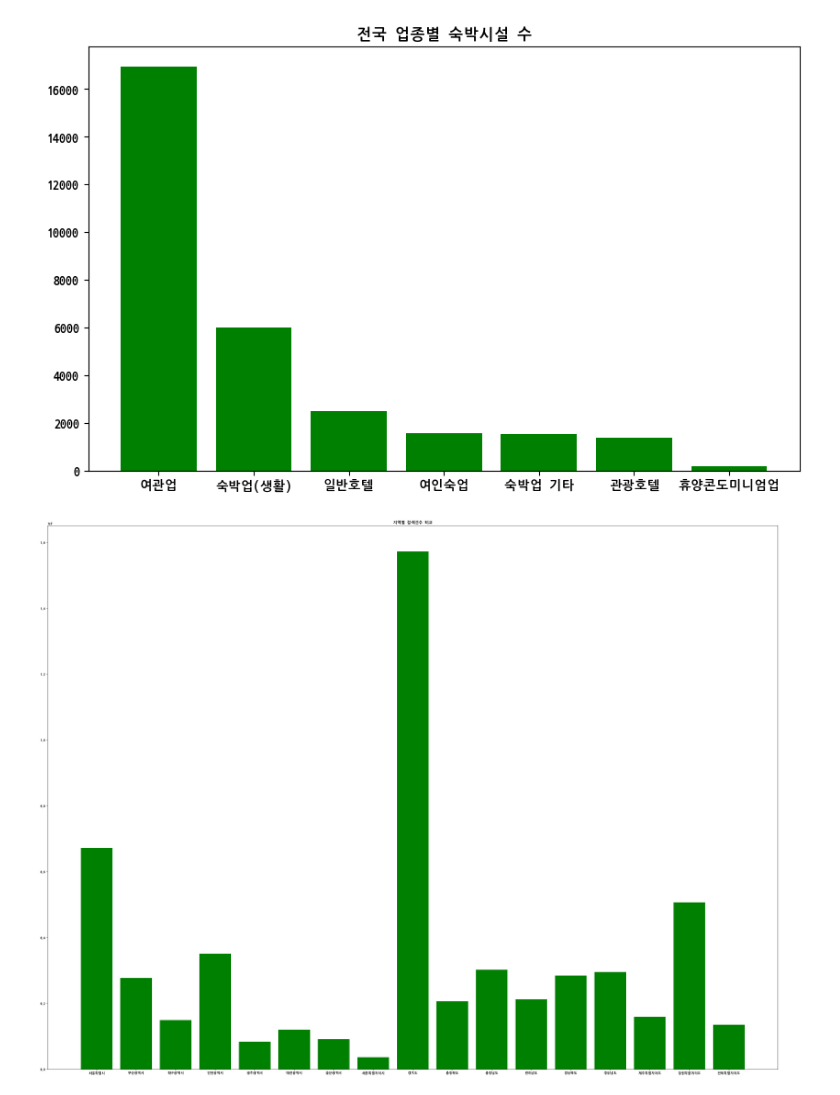
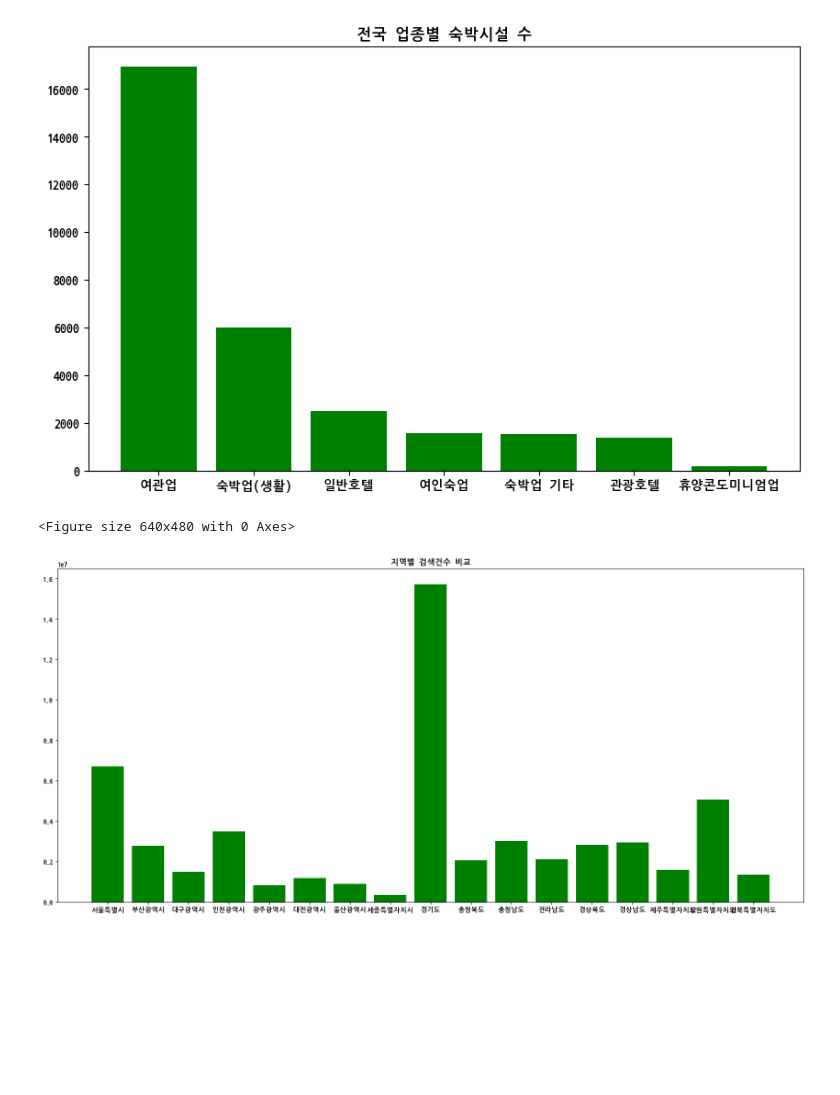
Before and after one commit to kKn00077/techit-travel-data-analysis, a Jupyter notebook: Domestic.ipynb, the cells around one changed output. Cells and saved outputs as stored; diff of their text form; code cells hidden in the pictures; blank space fills up the shorter version.

```diff
--- a/Domestic.ipynb
+++ b/Domestic.ipynb
@@ -550,22 +607,25 @@ plt.show()
 # %%
 # 데이터 로드
 travel_df = pd.read_csv(
     "/content/drive/MyDrive/project/data/project1/20241120174737_지역별 검색건수.csv",
     encoding="euc-kr",
     sep=',',
     index_col=None
 )
 
 travel_df.columns = ['기준년월', '지자체', '카테고리중분류명', '검색건수', '전년동기검색건수', '구성비', '전년대비검색증감률']
 
+plt.tight_layout()
+
 # 그래프 생성
-plt.figure(figsize=(40, 30))
+plt.figure(figsize=(20, 9))
 bars = plt.bar(travel_df["지자체"], travel_df["검색건수"], color='green')
 
 plt.title("지역별 검색건수 비교")
 plt.show()
 # %% [output]
+<Figure size 640x480 with 0 Axes>
-[figure, old version]
+[figure, new version]
 # %%
 # 데이터 로드
 travel_df = pd.read_csv(
```
Also changed, not shown: parts of 44 cells of this notebook.
